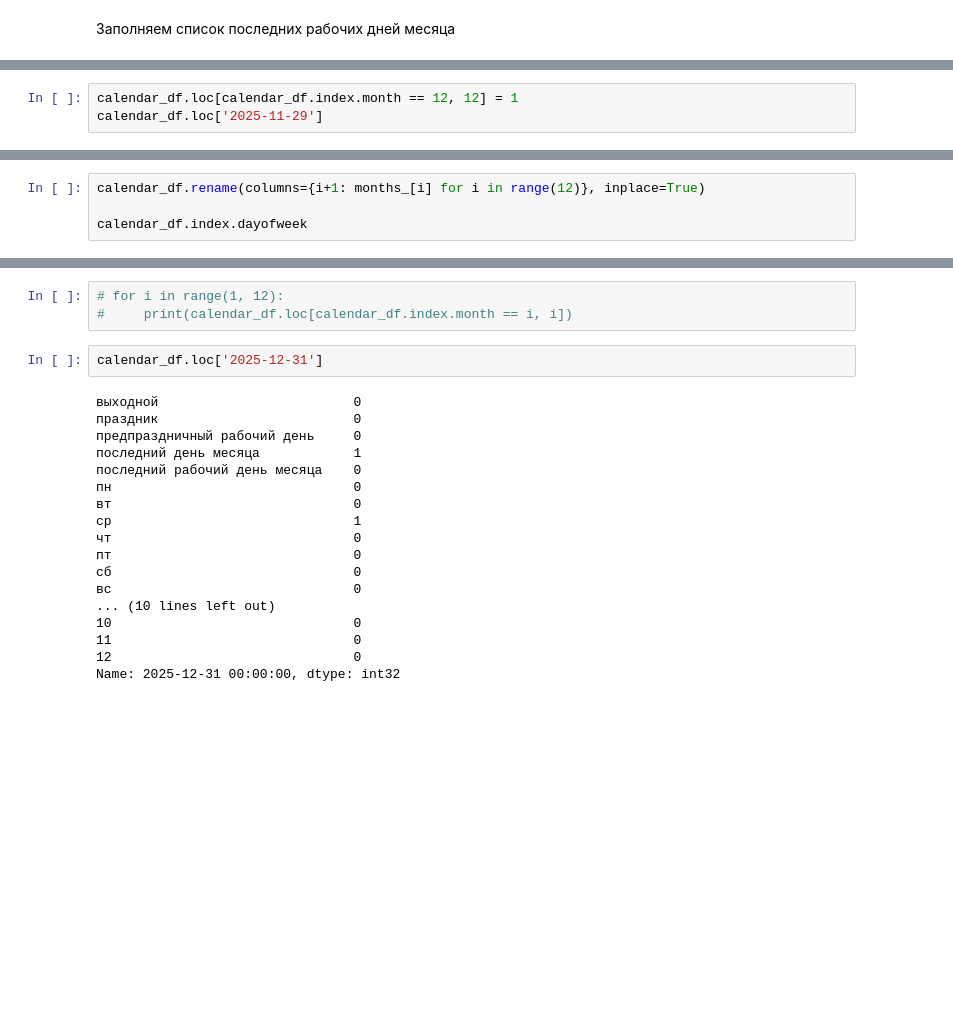
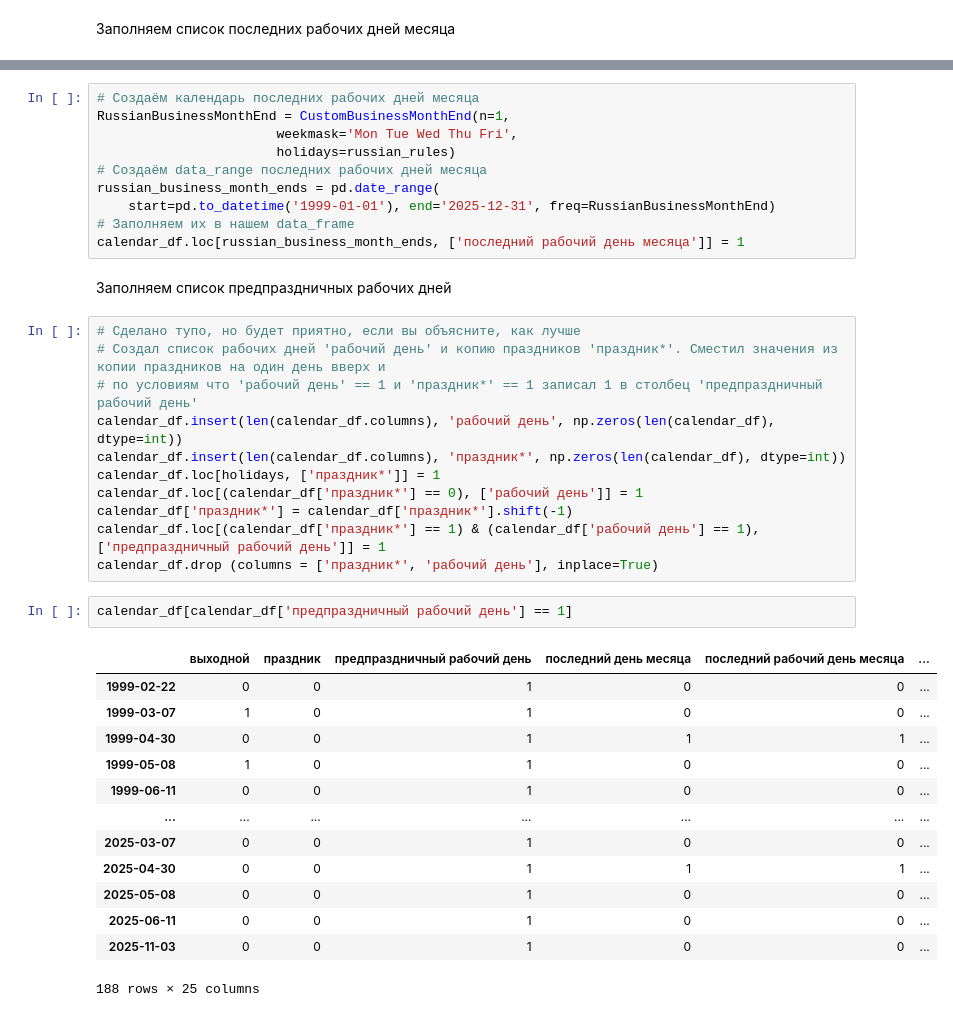
Before and after one commit to Rain1414/python_data_analysis_2021, a Jupyter notebook: hw_3.ipynb, the cells around one changed output, grey strips where cells are left out. Drawn from its saved outputs; the diff is of its cells as text; blank space fills up the shorter version.

```diff
--- a/hw_3.ipynb
+++ b/hw_3.ipynb
@@ -257,3 +195,0 @@ Name: 12, dtype: object
-# %%
-calendar_df.loc[calendar_df.index.month == 12, 12] = 1
-calendar_df.loc['2025-11-29']
@@ -278,4 +195,0 @@ Name: 2025-11-29 00:00:00, dtype: float64
-# %%
-calendar_df.rename(columns={i+1: months_[i] for i in range(12)}, inplace=True)
-
-calendar_df.index.dayofweek
@@ -302,23 +196,39 @@ calendar_df.head(10)
-# %%
-# for i in range(1, 12):
-#     print(calendar_df.loc[calendar_df.index.month == i, i])
-# %%
-calendar_df.loc['2025-12-31']
-# %% [output]
-выходной                         0
-праздник                         0
-предпраздничный рабочий день     0
-последний день месяца            1
-последний рабочий день месяца    0
-пн                               0
-вт                               0
-ср                               1
-чт                               0
-пт                               0
-сб                               0
-вс                               0
-... (10 lines left out)
-10                               0
-11                               0
-12                               0
-Name: 2025-12-31 00:00:00, dtype: int32
+# %%
+# Создаём календарь последних рабочих дней месяца
+RussianBusinessMonthEnd = CustomBusinessMonthEnd(n=1,
+                       weekmask='Mon Tue Wed Thu Fri',
+                       holidays=russian_rules)
+# Создаём data_range последних рабочих дней месяца
+russian_business_month_ends = pd.date_range(
+    start=pd.to_datetime('1999-01-01'), end='2025-12-31', freq=RussianBusinessMonthEnd)
+# Заполняем их в нашем data_frame
+calendar_df.loc[russian_business_month_ends, ['последний рабочий день месяца']] = 1
+# %% [markdown]
+Заполняем список предпраздничных рабочих дней
+# %%
+# Сделано тупо, но будет приятно, если вы объясните, как лучше
+# Создал список рабочих дней 'рабочий день' и копию праздников 'праздник*'. Сместил значения из копии праздников на один день вверх и
+# по условиям что 'рабочий день' == 1 и 'праздник*' == 1 записал 1 в столбец 'предпраздничный рабочий день'
+calendar_df.insert(len(calendar_df.columns), 'рабочий день', np.zeros(len(calendar_df), dtype=int))
+calendar_df.insert(len(calendar_df.columns), 'праздник*', np.zeros(len(calendar_df), dtype=int))
+calendar_df.loc[holidays, ['праздник*']] = 1
+calendar_df.loc[(calendar_df['праздник*'] == 0), ['рабочий день']] = 1
+calendar_df['праздник*'] = calendar_df['праздник*'].shift(-1)
+calendar_df.loc[(calendar_df['праздник*'] == 1) & (calendar_df['рабочий день'] == 1), ['предпраздничный рабочий день']] = 1
+calendar_df.drop (columns = ['праздник*', 'рабочий день'], inplace=True)
+# %%
+calendar_df[calendar_df['предпраздничный рабочий день'] == 1]
+# %% [output]
+|  | выходной | праздник | предпраздничный рабочий день | последний день месяца | последний рабочий день месяца | ... |
+| 1999-02-22 | 0 | 0 | 1 | 0 | 0 | ... |
+| 1999-03-07 | 1 | 0 | 1 | 0 | 0 | ... |
+| 1999-04-30 | 0 | 0 | 1 | 1 | 1 | ... |
+| 1999-05-08 | 1 | 0 | 1 | 0 | 0 | ... |
+| 1999-06-11 | 0 | 0 | 1 | 0 | 0 | ... |
+| ... | ... | ... | ... | ... | ... | ... |
+| 2025-03-07 | 0 | 0 | 1 | 0 | 0 | ... |
+| 2025-04-30 | 0 | 0 | 1 | 1 | 1 | ... |
+| 2025-05-08 | 0 | 0 | 1 | 0 | 0 | ... |
+| 2025-06-11 | 0 | 0 | 1 | 0 | 0 | ... |
+| 2025-11-03 | 0 | 0 | 1 | 0 | 0 | ... |
+188 rows × 25 columns
```
Also changed, not shown: parts of 42 cells of this notebook.
